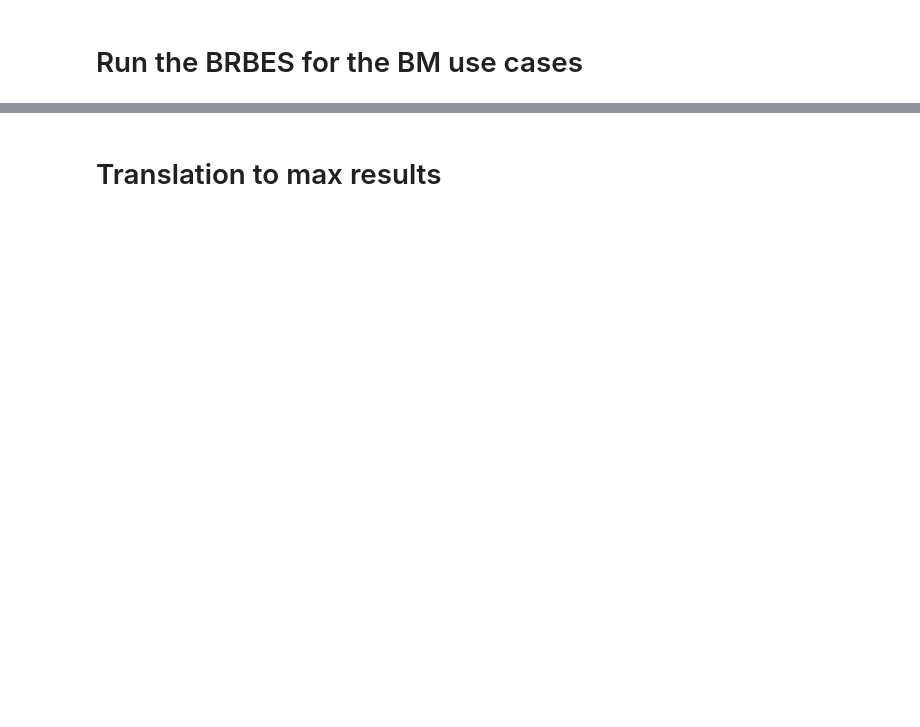
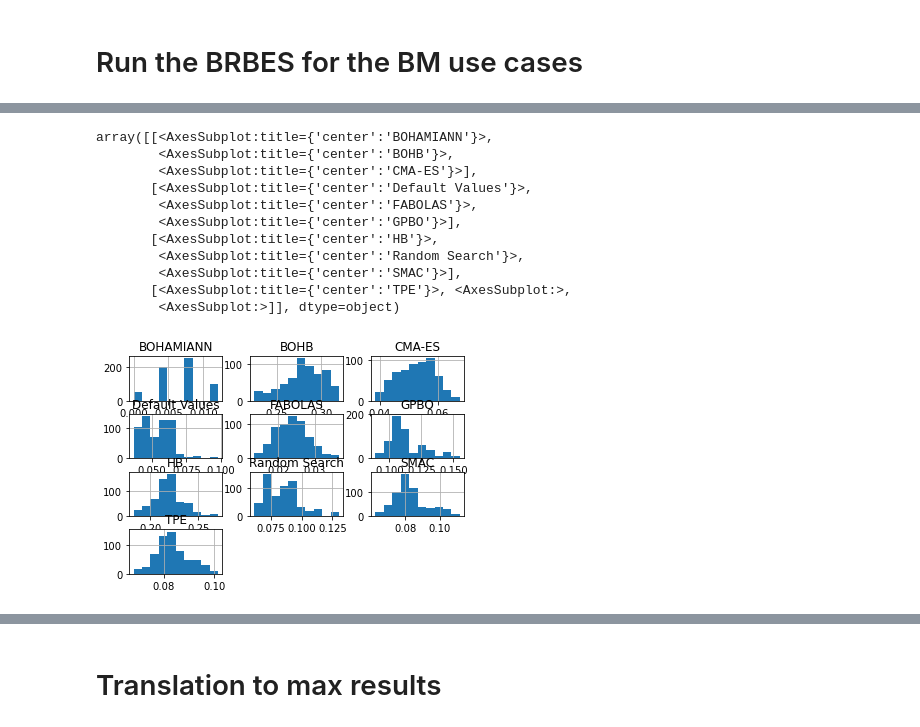
Before and after one commit to maschimax/brb, a Jupyter notebook: brbes_testing.ipynb, the cells around one changed output, grey strips where cells are left out. Cells and saved outputs as stored; diff of their text form; code cells hidden in the pictures; blank space fills up the shorter version.

```diff
--- a/brbes_testing.ipynb
+++ b/brbes_testing.ipynb
@@ -335,3 +360,18 @@ df_belief.head()
+# %%
+df_belief.hist()
+# %% [output]
+array([[<AxesSubplot:title={'center':'BOHAMIANN'}>,
+        <AxesSubplot:title={'center':'BOHB'}>,
+        <AxesSubplot:title={'center':'CMA-ES'}>],
+       [<AxesSubplot:title={'center':'Default Values'}>,
+        <AxesSubplot:title={'center':'FABOLAS'}>,
+        <AxesSubplot:title={'center':'GPBO'}>],
+       [<AxesSubplot:title={'center':'HB'}>,
+        <AxesSubplot:title={'center':'Random Search'}>,
+        <AxesSubplot:title={'center':'SMAC'}>],
+       [<AxesSubplot:title={'center':'TPE'}>, <AxesSubplot:>,
+        <AxesSubplot:>]], dtype=object)
+[figure, added]
 # %%
 df_belief.idxmax(axis='columns').hist()
 # %% [output]
```
Also changed, not shown: parts of 12 cells of this notebook.
